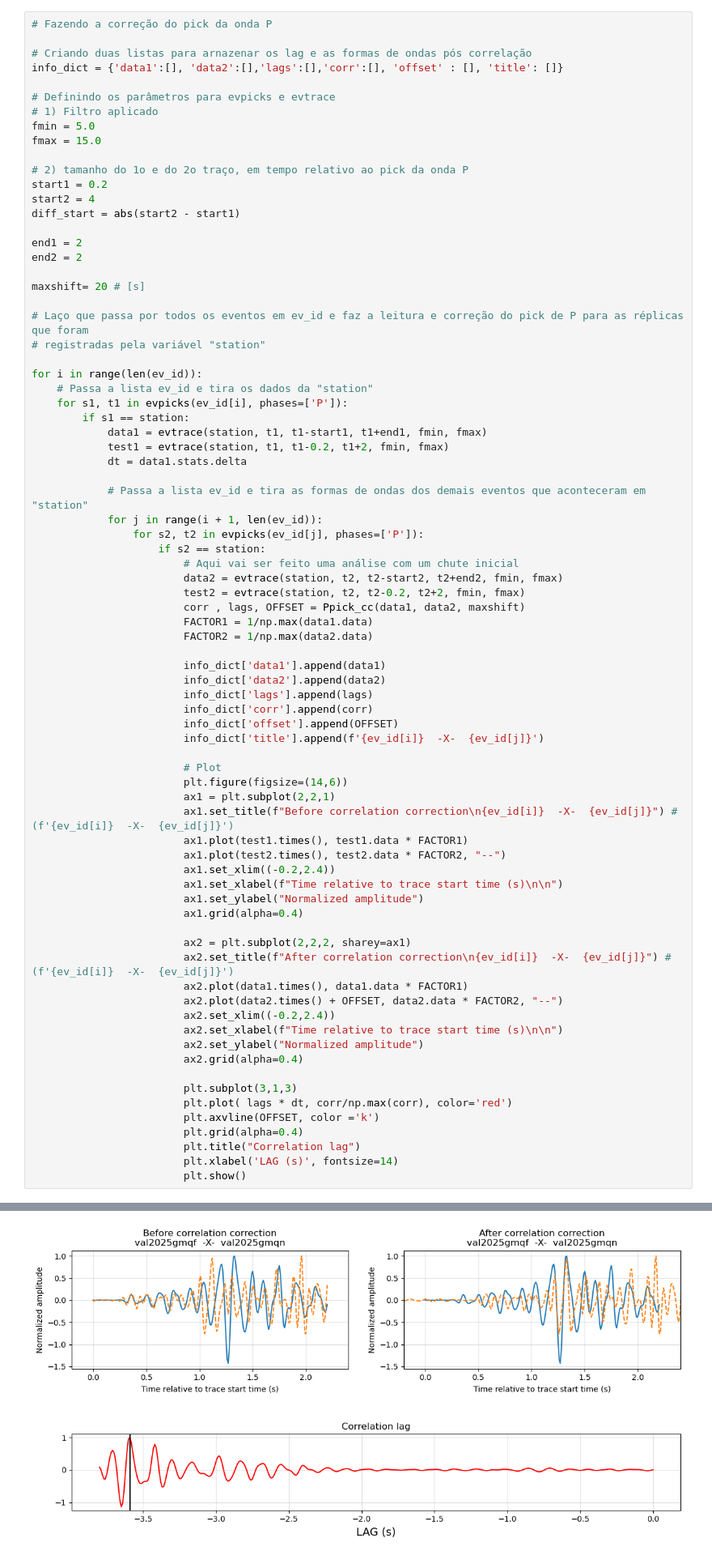
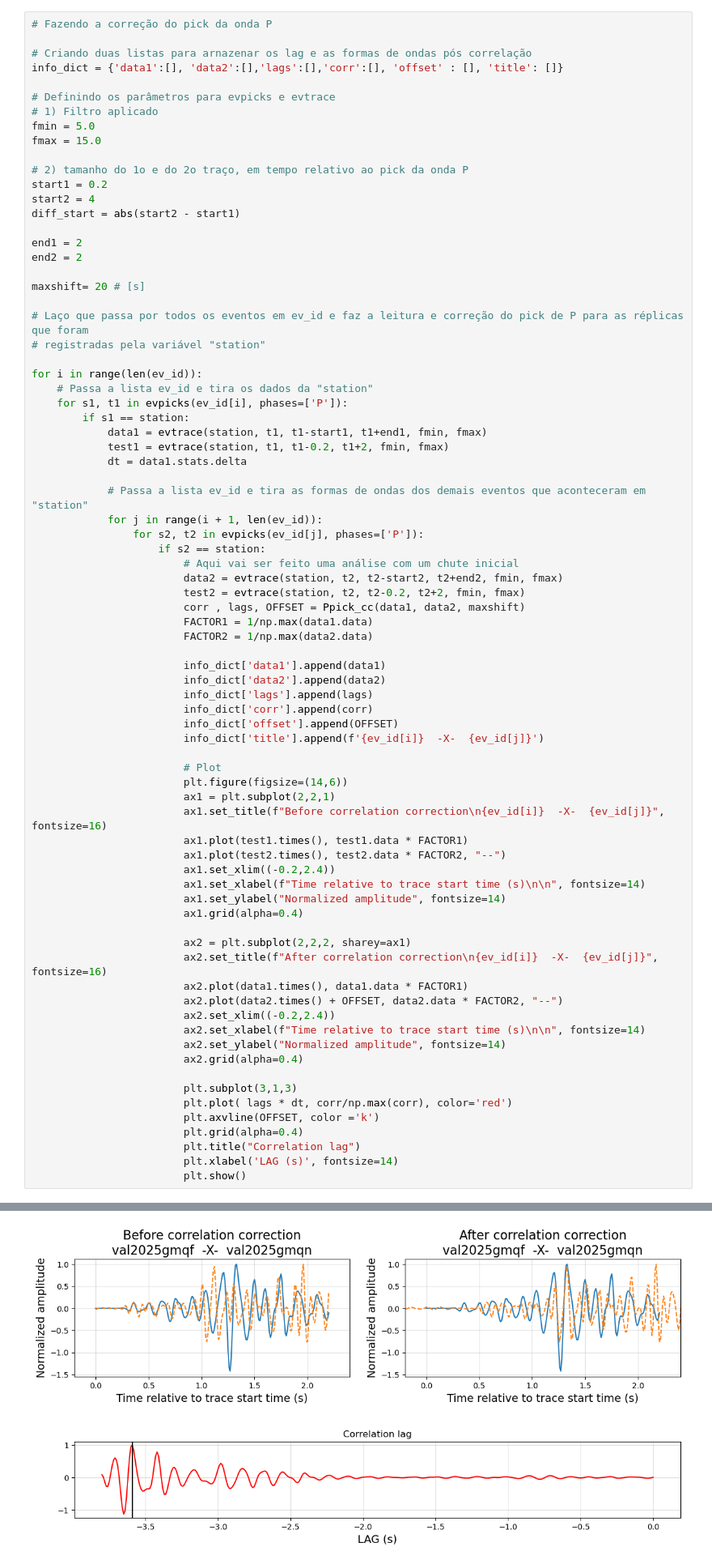
Before and after one commit to FernandoL12/IC-Seismology-2025, a Jupyter notebook: Correlation.ipynb, the cells around one changed output, grey strips where cells are left out. Shown at 81% size. Cells and saved outputs as stored; diff of their text form.

```diff
--- a/Correlation.ipynb
+++ b/Correlation.ipynb
@@ -427,21 +424,21 @@ for i in range(len(ev_id)):
                         # Plot
                         plt.figure(figsize=(14,6))
                         ax1 = plt.subplot(2,2,1)
-                        ax1.set_title(f"Before correlation correction\n{ev_id[i]}  -X-  {ev_id[j]}") #(f'{ev_id[i]}  -X-  {ev_id[j]}')
+                        ax1.set_title(f"Before correlation correction\n{ev_id[i]}  -X-  {ev_id[j]}", fontsize=16)
                         ax1.plot(test1.times(), test1.data * FACTOR1)
                         ax1.plot(test2.times(), test2.data * FACTOR2, "--")
                         ax1.set_xlim((-0.2,2.4))
-                        ax1.set_xlabel(f"Time relative to trace start time (s)\n\n")
-                        ax1.set_ylabel("Normalized amplitude")
+                        ax1.set_xlabel(f"Time relative to trace start time (s)\n\n", fontsize=14)
+                        ax1.set_ylabel("Normalized amplitude", fontsize=14)
                         ax1.grid(alpha=0.4)
 
                         ax2 = plt.subplot(2,2,2, sharey=ax1)
-                        ax2.set_title(f"After correlation correction\n{ev_id[i]}  -X-  {ev_id[j]}") #(f'{ev_id[i]}  -X-  {ev_id[j]}')
+                        ax2.set_title(f"After correlation correction\n{ev_id[i]}  -X-  {ev_id[j]}", fontsize=16)
                         ax2.plot(data1.times(), data1.data * FACTOR1)
                         ax2.plot(data2.times() + OFFSET, data2.data * FACTOR2, "--")
                         ax2.set_xlim((-0.2,2.4))
-                        ax2.set_xlabel(f"Time relative to trace start time (s)\n\n")
-                        ax2.set_ylabel("Normalized amplitude")
+                        ax2.set_xlabel(f"Time relative to trace start time (s)\n\n", fontsize=14)
+                        ax2.set_ylabel("Normalized amplitude", fontsize=14)
                         ax2.grid(alpha=0.4)
 
                         plt.subplot(3,1,3)
@@ -457 +454 @@ for i in range(len(ev_id)):
-[figure, old version]
+[figure, new version]
```
Also changed, not shown: parts of 2 cells of this notebook, 1 other file.
